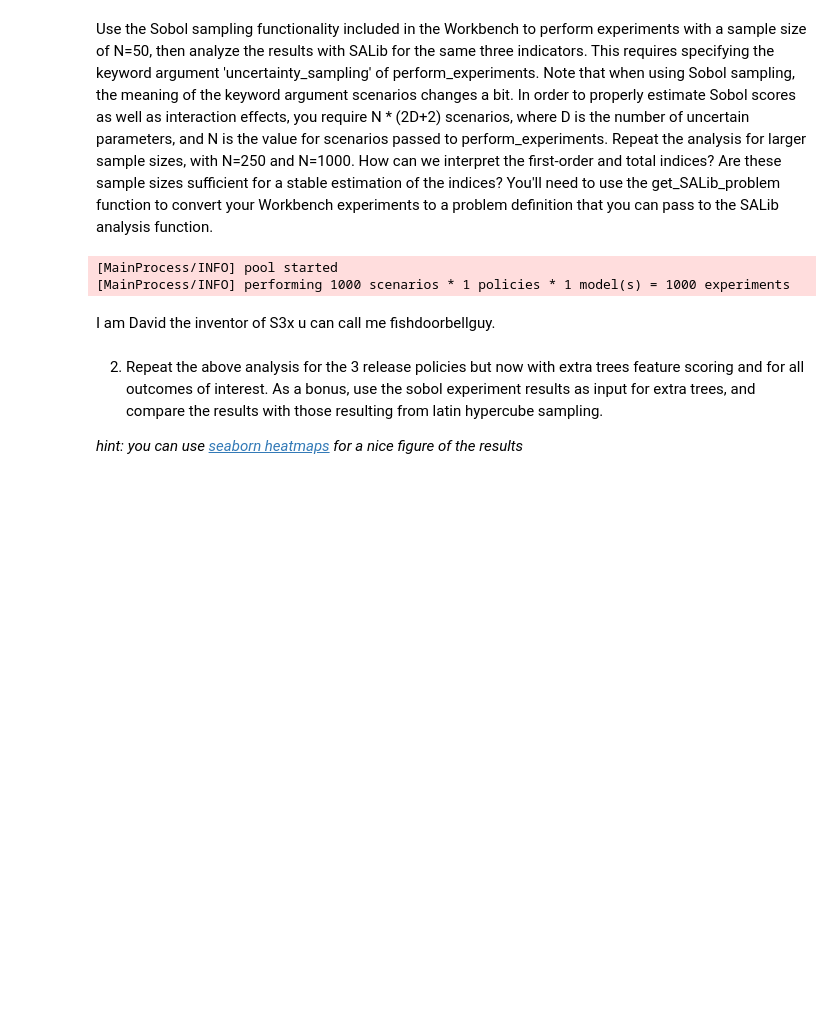
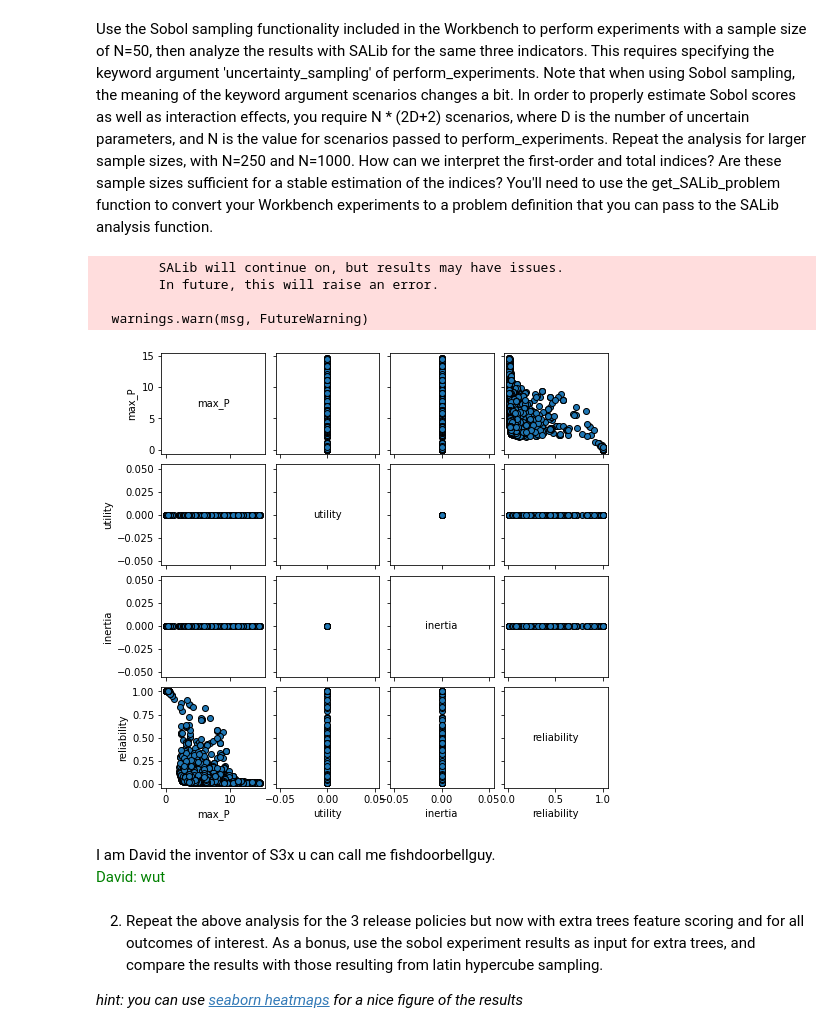
Before and after one commit to Lischip/FabiosDecisions, a Jupyter notebook: epa1361/Week 3-4 - vulnerability analysis/assignment 7 - sensitivity analysis lake model.ipynb, the cells around one changed output. Drawn from its saved outputs; the diff is of its cells as text; code cells hidden in the pictures; blank space fills up the shorter version.

```diff
--- a/epa1361/Week 3-4 - vulnerability analysis/assignment 7 - sensitivity analysis lake model.ipynb
+++ b/epa1361/Week 3-4 - vulnerability analysis/assignment 7 - sensitivity analysis lake model.ipynb
@@ -56,23 +56,36 @@ model.outcomes = outcomes
 
 # 3 seperate release policies (0, 0.05, and 0.1)
 # TODO: pass as a list for ease after initial testing succeeds
-model.levers = [Constant('l' + str(i), 0) for i in range(100)]
+model.constants = [Constant('l' + str(i), 0) for i in range(100)]
 # %%
 # Model run
 processes = 8
-
+N = 50
+D = len(uncertainties)
 #ema_logging.log_to_stderr(ema_logging.INFO)
 
-with MultiprocessingEvaluator(model, processes) as evaluator:
+with SequentialEvaluator(model) as evaluator:
     # I think no policies because levers is a constant?
-    experiments, outcomes = evaluator.perform_experiments(scenarios=1000)
+    experiments, outcomes = evaluator.perform_experiments(scenarios = N * (2 * D + 2), uncertainty_sampling=SOBOL)
 # %% [output]
-[MainProcess/INFO] pool started
-[MainProcess/INFO] performing 1000 scenarios * 1 policies * 1 model(s) = 1000 experiments
+        SALib will continue on, but results may have issues.
+        In future, this will raise an error.
+
+  warnings.warn(msg, FutureWarning)
+# %%
+from ema_workbench.analysis import pairs_plotting
+fig, axes = pairs_plotting.pairs_scatter(experiments, outcomes, legend=False)
+fig.set_size_inches(8,8)
+plt.show()
+# %% [output]
+[figure, added]
 # %% [markdown]
 <div class="analysis">
 I am David the inventor of S3x u can call me fishdoorbellguy.
 </div>
+
+<div style="color: GREEN">
+David: wut
 # %% [markdown]
 2. Repeat the above analysis for the 3 release policies but now with extra trees feature scoring and for all outcomes of interest. As a bonus, use the sobol experiment results as input for extra trees, and compare the results with those resulting from latin hypercube sampling.
 
```
Also changed, not shown: parts of 1 cell of this notebook.
